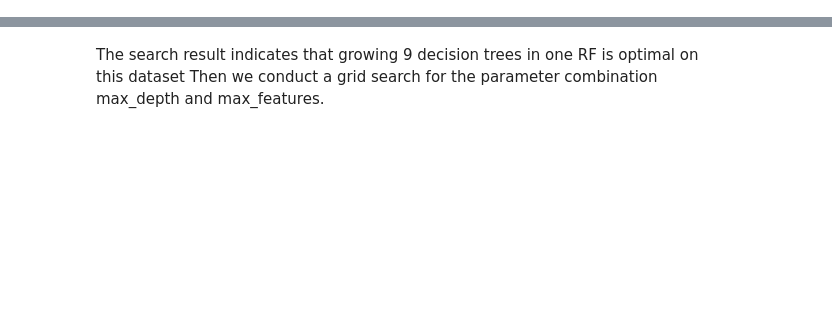
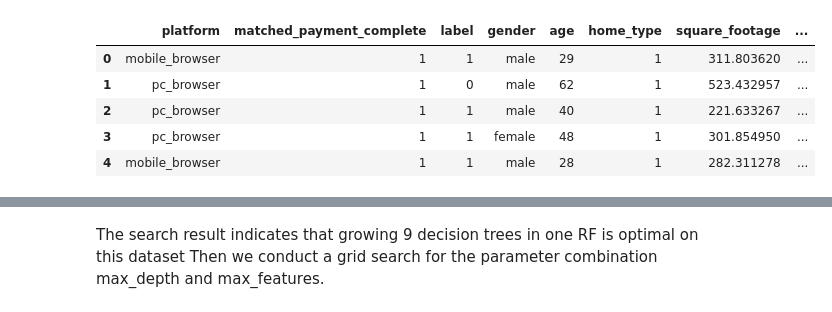
Before and after one commit to jerryUNSW/fraud_detect, a Jupyter notebook: Model2.ipynb, the cells around one changed output, grey strips where cells are left out. Saved outputs shown, nothing was run; the diff lists cells and outputs as text; code cells hidden in the pictures; blank space fills up the shorter version.

```diff
--- a/Model2.ipynb
+++ b/Model2.ipynb
@@ -15 +41,10 @@ import seaborn as sns
+# %%
+final_2.head()
+# %% [output]
+|  | platform | matched_payment_complete | label | gender | age | home_type | square_footage | ... |
+| 0 | mobile_browser | 1 | 1 | male | 29 | 1 | 311.803620 | ... |
+| 1 | pc_browser | 1 | 0 | male | 62 | 1 | 523.432957 | ... |
+| 2 | pc_browser | 1 | 1 | male | 40 | 1 | 221.633267 | ... |
+| 3 | pc_browser | 1 | 1 | female | 48 | 1 | 301.854950 | ... |
+| 4 | mobile_browser | 1 | 1 | male | 28 | 1 | 282.311278 | ... |
 # %%
```
Also changed, not shown: parts of 14 cells of this notebook, 19 other files.
